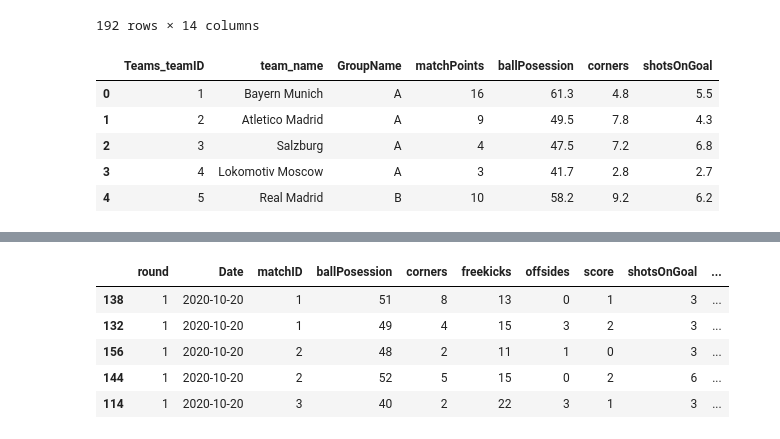
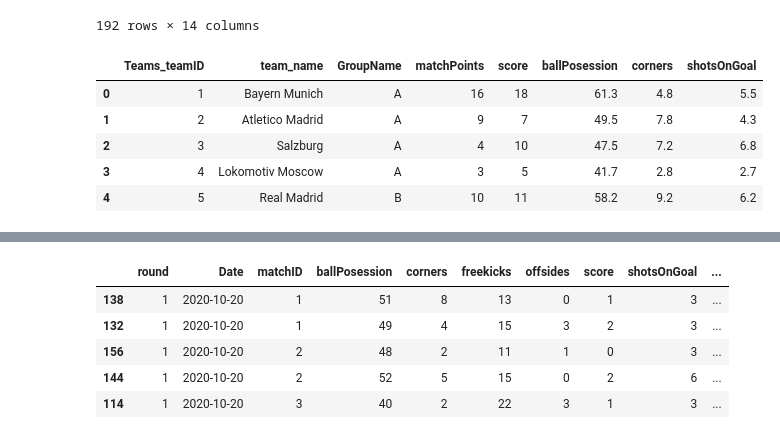
Before and after one commit to rodrigomfguedes/datavisualization, a Jupyter notebook: master_notebook.ipynb, the cells around one changed output, grey strips where cells are left out. Cells and saved outputs as stored; diff of their text form; code cells hidden in the pictures.

```diff
--- a/master_notebook.ipynb
+++ b/master_notebook.ipynb
@@ -246,18 +246,18 @@ games_df
 | 5 | 6 | 2020-12-09 | 96 | 66 | 7 | 19 | 1 | 2 | 7 | ... |
 192 rows × 14 columns
 # %%
-c1 = games_df.groupby(['Teams_teamID','team_name','GroupName'])[['matchPoints']].sum()
+c1 = games_df.groupby(['Teams_teamID','team_name','GroupName'])[['matchPoints','score']].sum()
 c2 = games_df.groupby(['Teams_teamID','team_name','GroupName'])[['ballPosession','corners','shotsOnGoal']].mean().round(1)
 
 round6_stats_df = c1.merge(c2, on=['Teams_teamID','team_name','GroupName'])
 round6_stats_df.reset_index(inplace=True)
 
 round6_stats_df.to_csv('Data_dash/round6_stats_df.csv')
 round6_stats_df.head()
 # %% [output]
-|  | Teams_teamID | team_name | GroupName | matchPoints | ballPosession | corners | shotsOnGoal |
-| 0 | 1 | Bayern Munich | A | 16 | 61.3 | 4.8 | 5.5 |
-| 1 | 2 | Atletico Madrid | A | 9 | 49.5 | 7.8 | 4.3 |
-| 2 | 3 | Salzburg | A | 4 | 47.5 | 7.2 | 6.8 |
-| 3 | 4 | Lokomotiv Moscow | A | 3 | 41.7 | 2.8 | 2.7 |
-| 4 | 5 | Real Madrid | B | 10 | 58.2 | 9.2 | 6.2 |
+|  | Teams_teamID | team_name | GroupName | matchPoints | score | ballPosession | corners | shotsOnGoal |
+| 0 | 1 | Bayern Munich | A | 16 | 18 | 61.3 | 4.8 | 5.5 |
+| 1 | 2 | Atletico Madrid | A | 9 | 7 | 49.5 | 7.8 | 4.3 |
+| 2 | 3 | Salzburg | A | 4 | 10 | 47.5 | 7.2 | 6.8 |
+| 3 | 4 | Lokomotiv Moscow | A | 3 | 5 | 41.7 | 2.8 | 2.7 |
+| 4 | 5 | Real Madrid | B | 10 | 11 | 58.2 | 9.2 | 6.2 |
```
Also changed, not shown: parts of 7 cells of this notebook, 2 other files.
